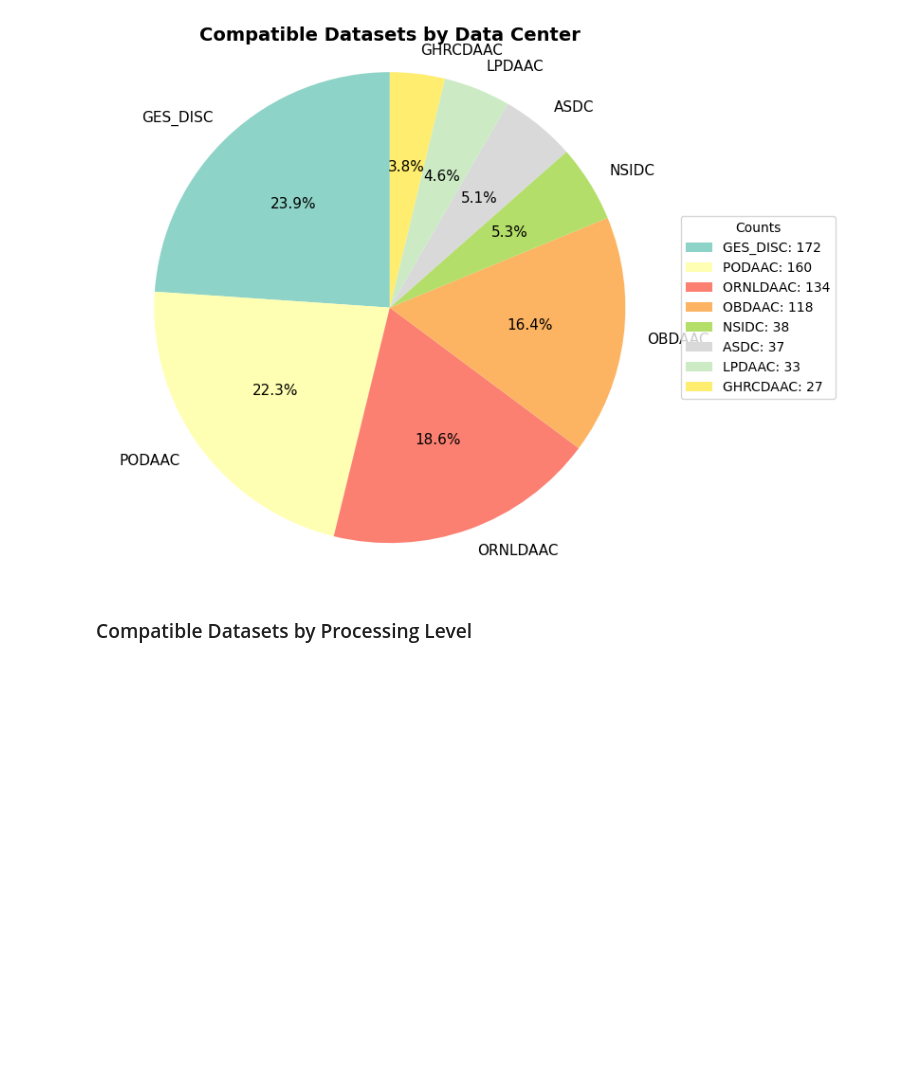
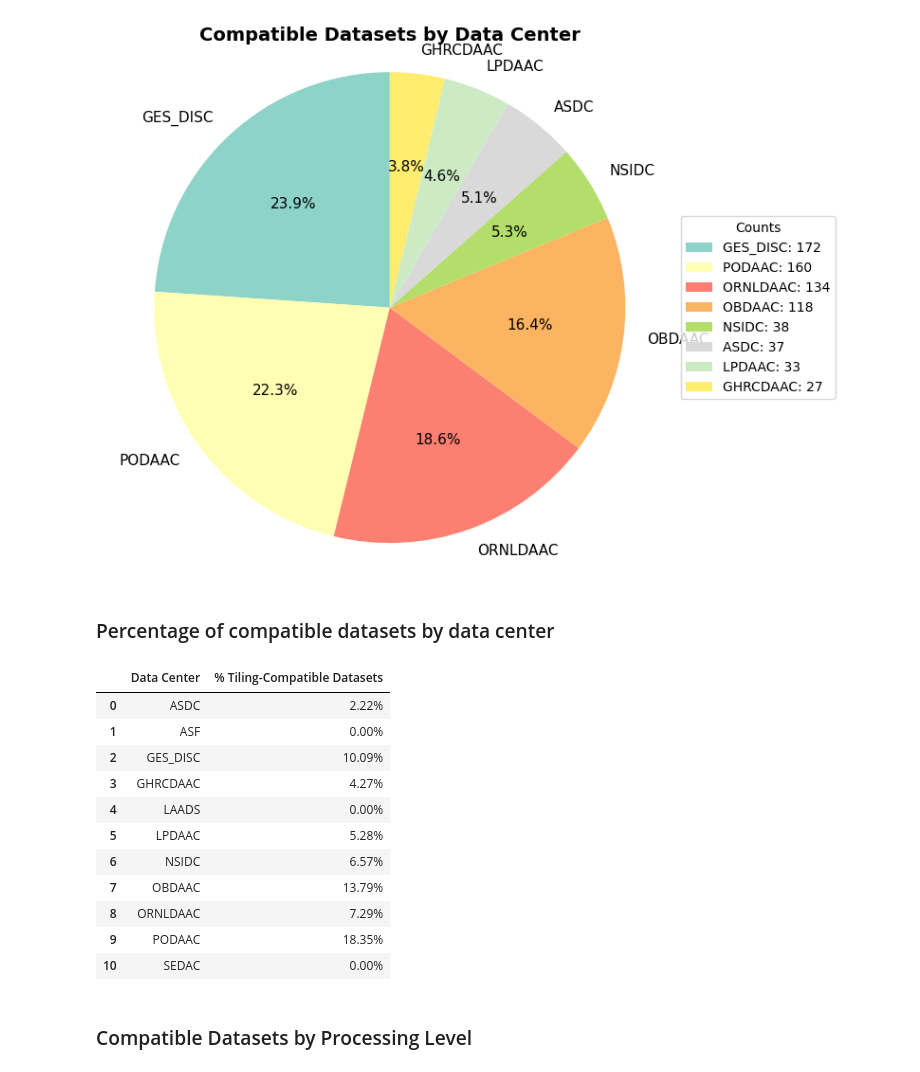
Before and after one commit to developmentseed/titiler-cmr, a Jupyter notebook: docs/compatibility/index.ipynb, the cells around one changed output. Saved outputs shown, nothing was run; the diff lists cells and outputs as text; code cells hidden in the pictures; blank space fills up the shorter version.

```diff
--- a/docs/compatibility/index.ipynb
+++ b/docs/compatibility/index.ipynb
@@ -78,6 +137,30 @@ plotting.create_pie_chart(
 )
 # %% [output]
 [figure]
+# %% [markdown]
+### Percentage of compatible datasets by data center
+# %%
+result = df.groupby("data_center")["tiling_compatible"].mean() * 100
+result = result.map("{:.2f}%".format)
+result.reset_index().rename(
+    columns={
+        "data_center": "Data Center",
+        "tiling_compatible": "% Tiling-Compatible Datasets",
+    }
+)
+# %% [output]
+|  | Data Center | % Tiling-Compatible Datasets |
+| 0 | ASDC | 2.22% |
+| 1 | ASF | 0.00% |
+| 2 | GES_DISC | 10.09% |
+| 3 | GHRCDAAC | 4.27% |
+| 4 | LAADS | 0.00% |
+| 5 | LPDAAC | 5.28% |
+| 6 | NSIDC | 6.57% |
+| 7 | OBDAAC | 13.79% |
+| 8 | ORNLDAAC | 7.29% |
+| 9 | PODAAC | 18.35% |
+| 10 | SEDAC | 0.00% |
 # %% [markdown]
 ### Compatible Datasets by Processing Level
 # %%
```
Also changed, not shown: parts of 10 cells of this notebook, 1 other file.
